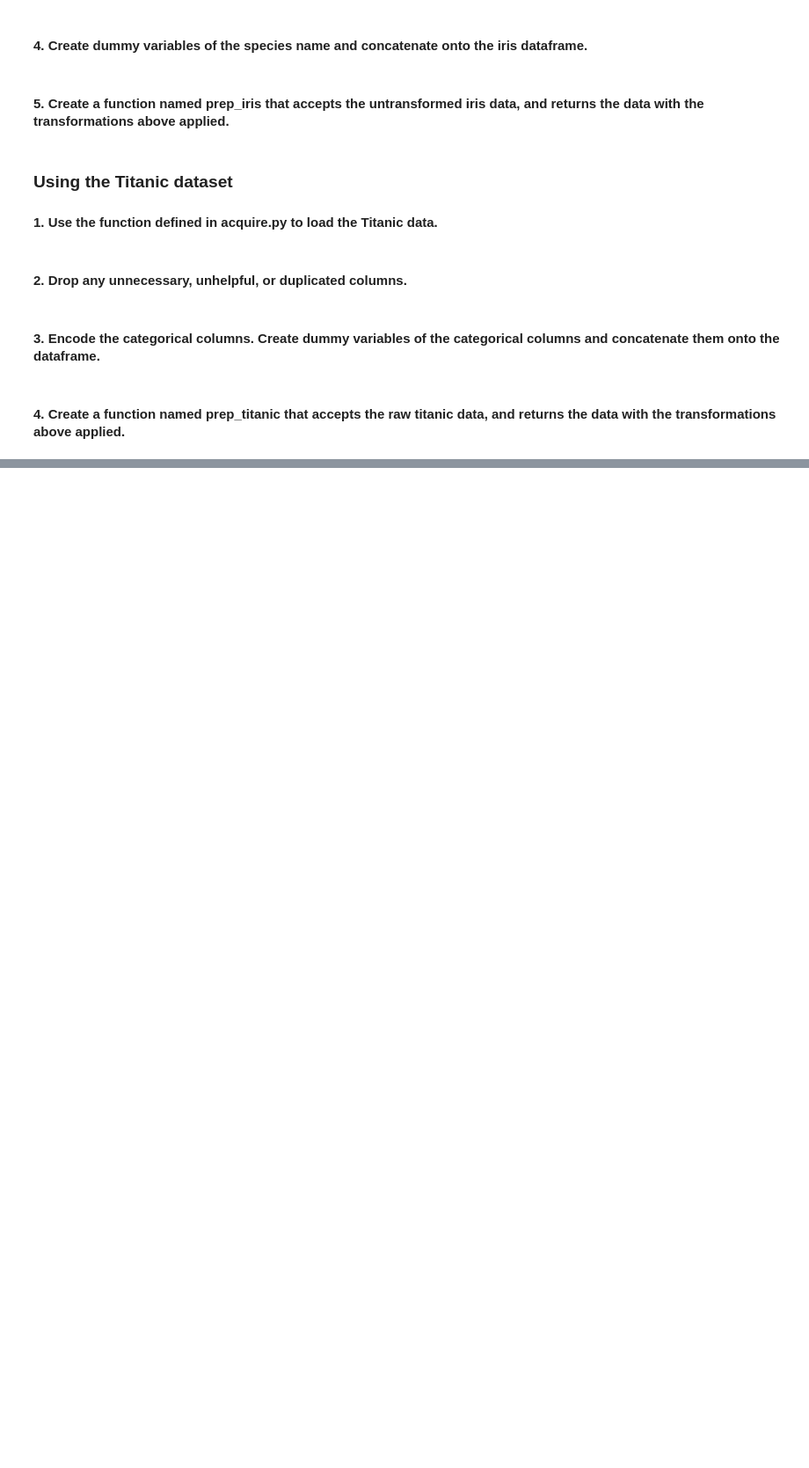
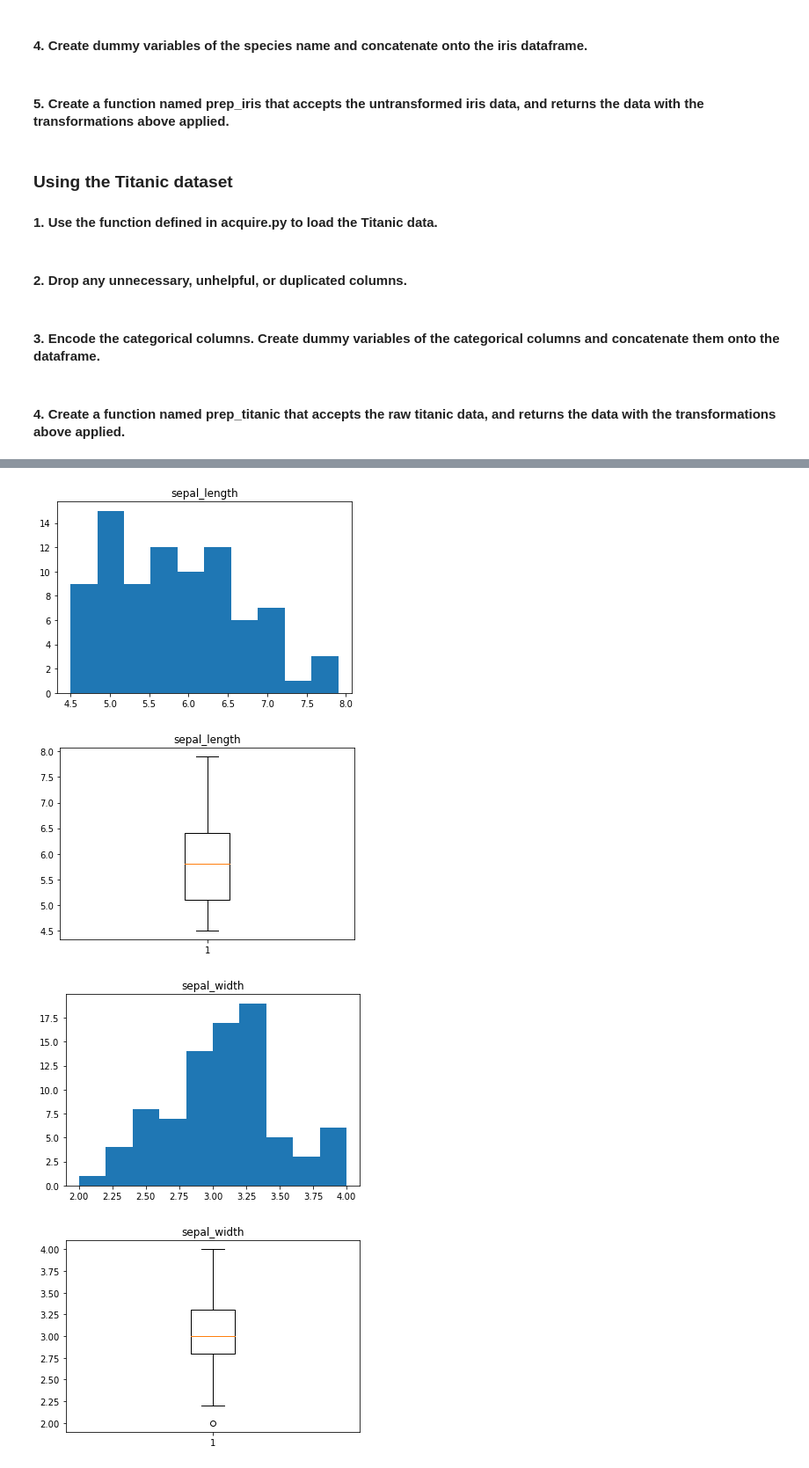
Before and after one commit to brentschriver/classification-exercises, a Jupyter notebook: classification-exercises.ipynb, the cells around one changed output, grey strips where cells are left out. Shown: that part at 88% size. Drawn from its saved outputs; the diff is of its cells as text; code cells hidden in the pictures; blank space fills up the shorter version.

```diff
--- a/classification-exercises.ipynb
+++ b/classification-exercises.ipynb
@@ -276,0 +304,2 @@ prep_telco(telco_df).head()
+# %%
+iris_df = pd.concat([iris_df, dummy_iris], axis=1)
@@ -276,0 +326,2 @@ prep_telco(telco_df).head()
+# %%
+train, test = train_test_split(iris_df, test_size = .2, random_state=123)
@@ -276,0 +349,2 @@ prep_telco(telco_df).head()
+# %%
+train, validate = train_test_split(train, test_size=.3, random_state=123)
@@ -276,0 +417,15 @@ prep_telco(telco_df).head()
+# %%
+num_cols = train.columns[[train[col].dtype == 'float64' for col in train.columns]]
+# %%
+for col in num_cols:
+    plt.hist(train[col])
+    plt.title(col)
+    plt.show()
+    plt.boxplot(train[col])
+    plt.title(col)
+    plt.show()
+# %% [output]
+[figure, added]
+[figure, added]
+[figure, added]
+[figure, added]
```
Also changed, not shown: parts of 60 cells of this notebook, 16 other files.
